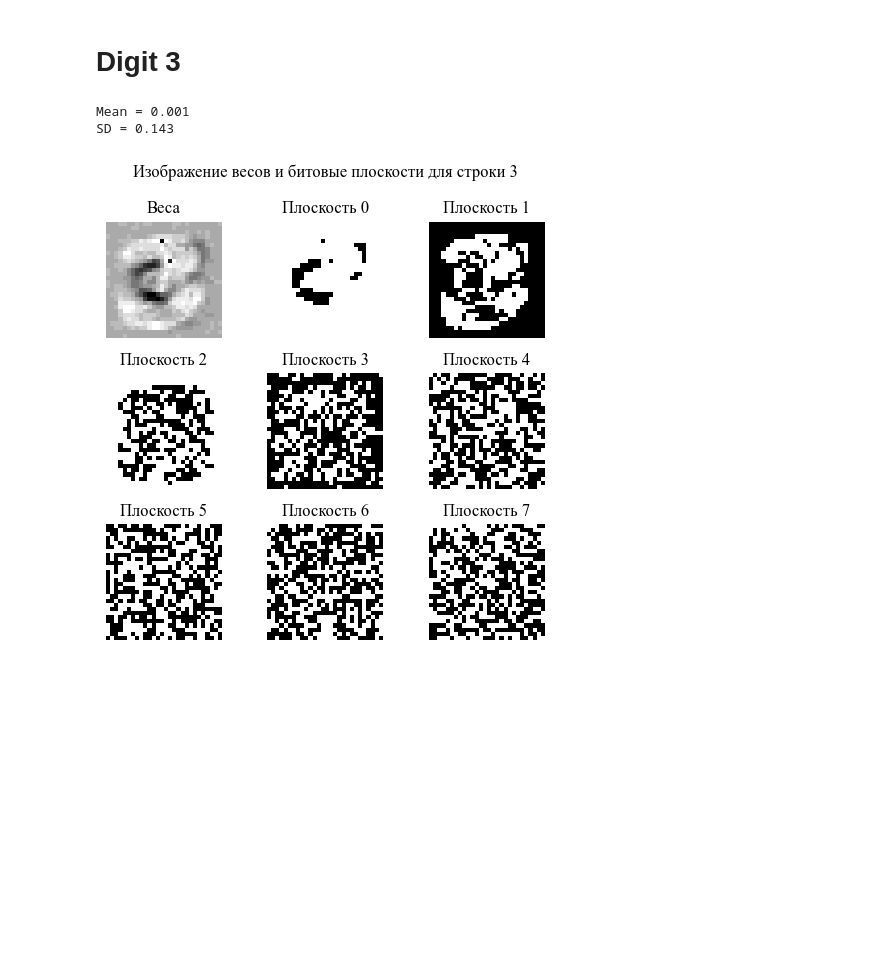
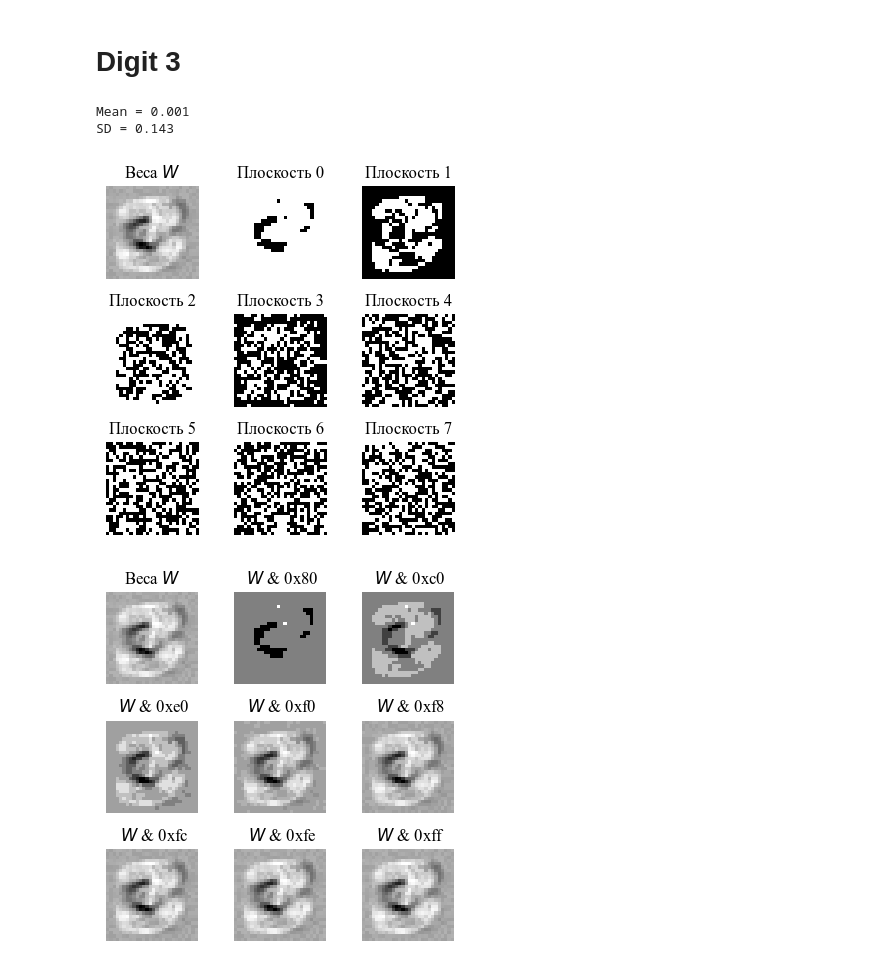
Before and after one commit to krivalcevich-egor/Recognize-Handwritten-Digits, a Jupyter notebook: src/python scripts/data_analysis/Bit_plane.ipynb, the cells around one changed output. Cells and saved outputs as stored; diff of their text form; code cells hidden in the pictures; blank space fills up the shorter version.

```diff
--- a/src/python scripts/data_analysis/Bit_plane.ipynb
+++ b/src/python scripts/data_analysis/Bit_plane.ipynb
@@ -213,45 +213,72 @@ def extract_bit_planes(image):
         bit_planes.append(bit_plane)
     return bit_planes
 
-def extract_bit_planes(image):
+def reconstruct_bit_planes(image):
     '''Extracts 8 bit planes from a grayscale image array'''
     image = (image * 2**8).astype(np.int16)
     bit_planes = []
     for i in range(8):
-        bit_plane = (image << i) & 0x80
+        bit_plane = image & (0xff80 >>i)
         bit_planes.append(bit_plane)
     return bit_planes
 
 for i in [3]: # range(output_size)
     weight_image = weights[i].reshape(28, 28)
 
     print(f'Mean = {np.mean(weight_image.ravel()):.3f}')
     print(f'SD = {np.std(weight_image.ravel()):.3f}')
 
     weight_image = weight_image - np.min(weight_image.ravel())
 
     bit_planes = extract_bit_planes(weight_image)
+    rec_bit_planes = reconstruct_bit_planes(weight_image)
 
-    fig, axs = plt.subplots(3, 3, figsize=(5, 5))
+    # Bit-planes
+    fig, axs = plt.subplots(3, 3, figsize=(4, 4))
     axs = axs.ravel()
     plt.rcParams['font.family'] = 'Times New Roman'
     plt.rcParams['font.size'] = 10
 
     weight_image = (weight_image * 2**8).astype(np.int16)
-    weight_image = weight_image & 0x00f0
-    axs[0].imshow(weight_image, cmap="gray")
-    axs[0].set_title("Веса")
+    # weight_image = weight_image & 0x00f0
+    axs[0].imshow(np.clip(weight_image,a_min=0, a_max=255), cmap="gray")
+    axs[0].set_title("Веса $W$")
     axs[0].axis("off")
 
     for j in range(8):
         axs[j + 1].imshow(bit_planes[j], cmap="gray")
         axs[j + 1].set_title(f"Плоскость {j}")
         axs[j + 1].axis("off")
 
-    plt.suptitle(f"Изображение весов и битовые плоскости для строки {i}")
+    # plt.suptitle(f"Изображение весов и битовые плоскости для строки {i}")
     plt.tight_layout()
     plt.show()
+    image_name = '../../../Publication/Doklady_bsuir_2024/Figures/bit_plates.jpg'
+    fig.savefig(image_name, format='jpg', dpi=200, bbox_inches='tight', pad_inches = 0.1)
+
+    # rec-bit-planes
+    fig, axs = plt.subplots(3, 3, figsize=(4, 4))
+    axs = axs.ravel()
+    plt.rcParams['font.family'] = 'Times New Roman'
+    plt.rcParams['font.size'] = 10
+
+    axs[0].imshow(np.clip(weight_image,a_min=0, a_max=255), cmap="gray")
+    axs[0].set_title("Веса $W$")
+    axs[0].axis("off")
+
+    for j in range(8):
+        axs[j + 1].imshow(np.clip(rec_bit_planes[j],a_min=0, a_max=255), cmap="gray")
+        bit_mask = (0xff80 >>j) & 0x00ff
+        axs[j + 1].set_title(f" $ W $ & {hex(bit_mask)}")
+        axs[j + 1].axis("off")
+
+    # plt.suptitle(f"Изображение весов и битовые плоскости для строки {i}")
+    plt.tight_layout()
+    plt.show()
+    image_name = '../../../Publication/Doklady_bsuir_2024/Figures/bit_plates_rec.jpg'
+    fig.savefig(image_name, format='jpg', dpi=200, bbox_inches='tight', pad_inches = 0.1)
 # %% [output]
 Mean = 0.001
 SD = 0.143
-[figure, old version]
+[figure, new version]
+[figure, added]
```
Also changed, not shown: 3 other files.
